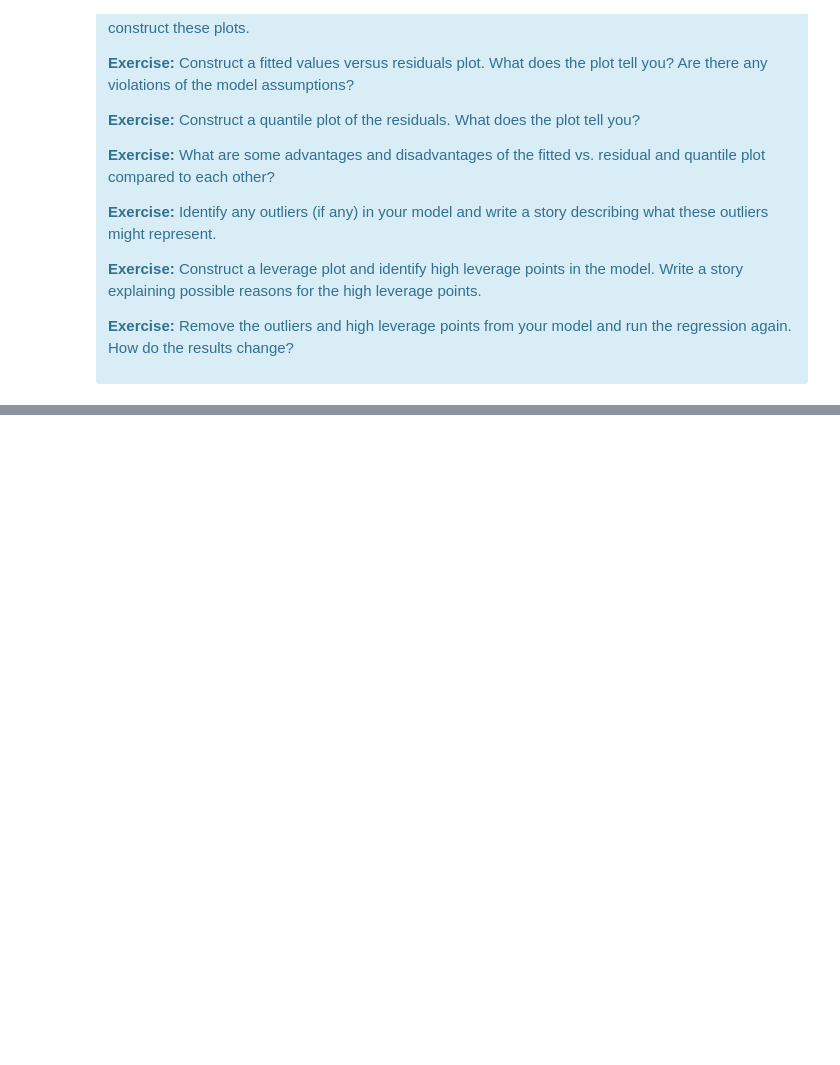
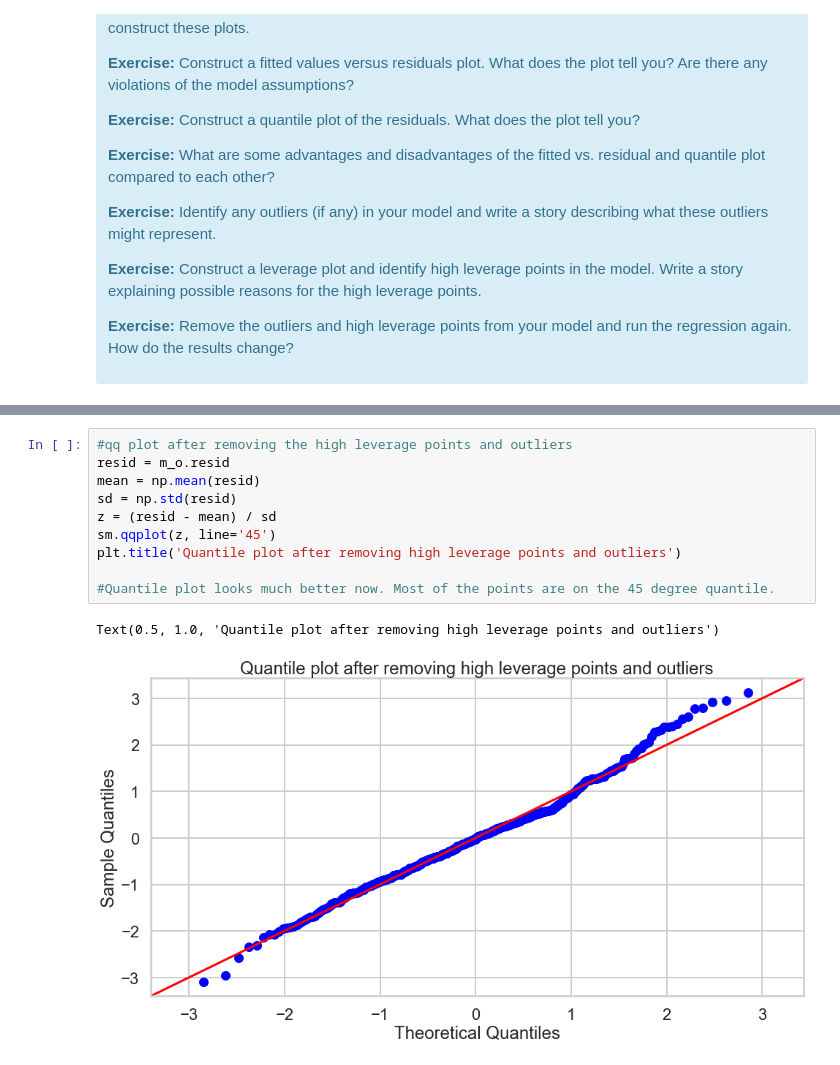
Before and after one commit to jyothirmayeen/springboard_mini_projects, a Jupyter notebook: linear_regression/Mini_Project_Linear_Regression.ipynb, the cells around one changed output, grey strips where cells are left out. Cells and saved outputs as stored; diff of their text form; blank space fills up the shorter version.

```diff
--- a/linear_regression/Mini_Project_Linear_Regression.ipynb
+++ b/linear_regression/Mini_Project_Linear_Regression.ipynb
@@ -1019,0 +1057,13 @@ Warnings:
+# %%
+#qq plot after removing the high leverage points and outliers
+resid = m_o.resid
+mean = np.mean(resid)
+sd = np.std(resid)
+z = (resid - mean) / sd
+sm.qqplot(z, line='45')
+plt.title('Quantile plot after removing high leverage points and outliers')
+
+#Quantile plot looks much better now. Most of the points are on the 45 degree quantile.
+# %% [output]
+Text(0.5, 1.0, 'Quantile plot after removing high leverage points and outliers')
+[figure, added]
```
Also changed, not shown: parts of 8 cells of this notebook, 1 other file.
